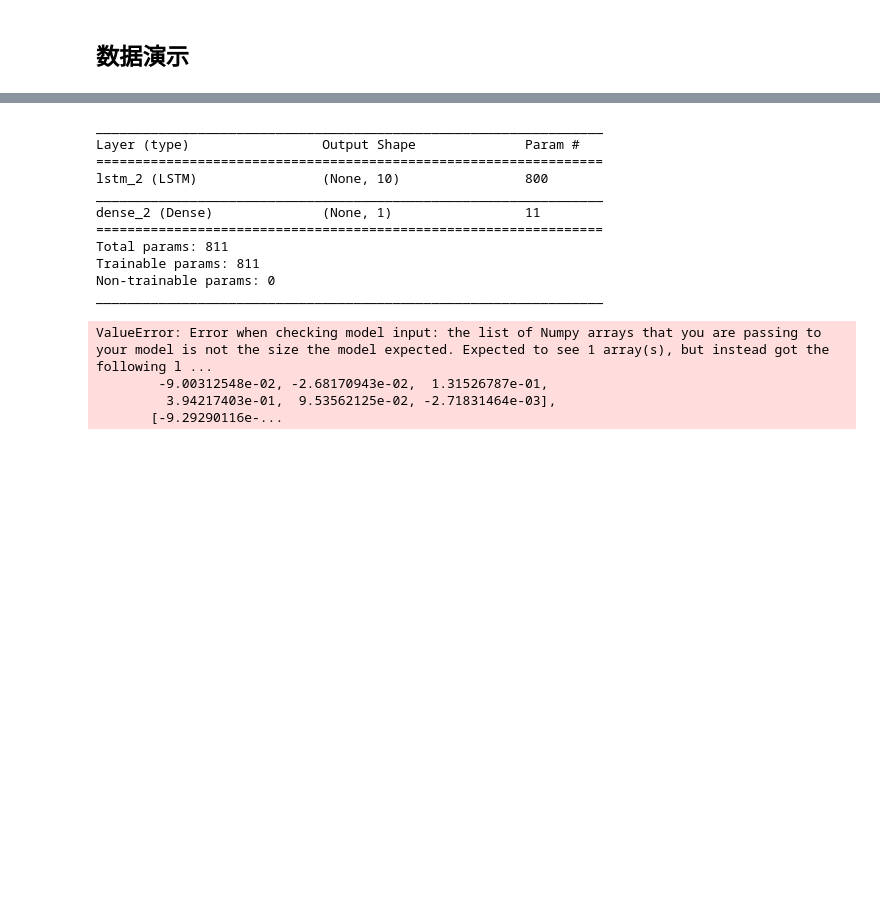
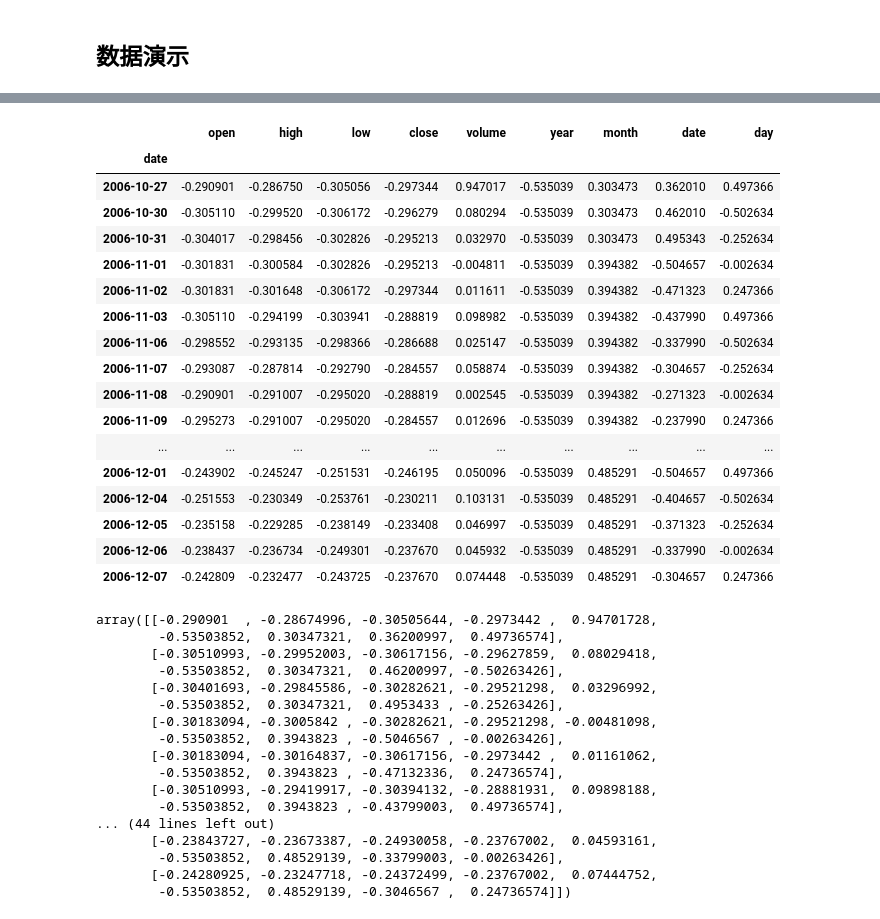
Before and after one commit to GuQiangJS/finance_ai_py, a Jupyter notebook: samples/keras/LSTM_NEW.ipynb, the cells around one changed output, grey strips where cells are left out. Cells and saved outputs as stored; diff of their text form; code cells hidden in the pictures; blank space fills up the shorter version.

```diff
--- a/samples/keras/LSTM_NEW.ipynb
+++ b/samples/keras/LSTM_NEW.ipynb
@@ -99,11 +96,11 @@ def toNpArray(d):
 ## 数据演示
 # %%
 data = data_raw.drop(columns=['code','amount','preclose','adj'])
-
+# 包装数据
 data_Aug = augFeatures(data)
-
+# 归一化数据
 data_norm = normalize(data_Aug)
-
+# 构建结果集
 X,Y=buildData(data_norm)
-
-X_train, X_test, y_train, y_test = splitBuildData(X, Y)
+# 按顺序拆分数据和结果
+X_train, X_test, y_train, y_test = splitBuildData(X, Y,shuffle=False)
@@ -143,26 +107,40 @@ def buildManyToOneModel(shape):
-# %%
-data = data_raw.drop(columns=['code','amount','preclose','adj'])
-data_Aug = augFeatures(data)
-data_norm = normalize(data_Aug)
-X,Y=buildData(data_norm)
-X_train, X_test, y_train, y_test = splitBuildData(X, Y)
-
-model = buildManyToOneModel(X_train[0].shape)
-callback = EarlyStopping(monitor="loss", patience=10, verbose=1, mode="auto")
-model.fit(X_train, y_train, epochs=1000, batch_size=128, validation_data=(X_test, y_test), callbacks=[callback])
-# %% [output]
-_________________________________________________________________
-Layer (type)                 Output Shape              Param #
-=================================================================
-lstm_2 (LSTM)                (None, 10)                800
-_________________________________________________________________
-dense_2 (Dense)              (None, 1)                 11
-=================================================================
-Total params: 811
-Trainable params: 811
-Non-trainable params: 0
-_________________________________________________________________
-ValueError: Error when checking model input: the list of Numpy arrays that you are passing to your model is not the size the model expected. Expected to see 1 array(s), but instead got the following l ...
-        -9.00312548e-02, -2.68170943e-02,  1.31526787e-01,
-         3.94217403e-01,  9.53562125e-02, -2.71831464e-03],
-       [-9.29290116e-...
+# %%
+#X_train集合中每一个元素（30天的数据）与X集合中每一个元素的对应关系（因为是按照顺序拆分的）
+X_train[0]
+np.array([np.array(x.values) for x in X])[0]
+# %% [output]
+|  | open | high | low | close | volume | year | month | date | day |
+| date |  |  |  |  |  |  |  |  |  |
+| 2006-10-27 | -0.290901 | -0.286750 | -0.305056 | -0.297344 | 0.947017 | -0.535039 | 0.303473 | 0.362010 | 0.497366 |
+| 2006-10-30 | -0.305110 | -0.299520 | -0.306172 | -0.296279 | 0.080294 | -0.535039 | 0.303473 | 0.462010 | -0.502634 |
+| 2006-10-31 | -0.304017 | -0.298456 | -0.302826 | -0.295213 | 0.032970 | -0.535039 | 0.303473 | 0.495343 | -0.252634 |
+| 2006-11-01 | -0.301831 | -0.300584 | -0.302826 | -0.295213 | -0.004811 | -0.535039 | 0.394382 | -0.504657 | -0.002634 |
+| 2006-11-02 | -0.301831 | -0.301648 | -0.306172 | -0.297344 | 0.011611 | -0.535039 | 0.394382 | -0.471323 | 0.247366 |
+| 2006-11-03 | -0.305110 | -0.294199 | -0.303941 | -0.288819 | 0.098982 | -0.535039 | 0.394382 | -0.437990 | 0.497366 |
+| 2006-11-06 | -0.298552 | -0.293135 | -0.298366 | -0.286688 | 0.025147 | -0.535039 | 0.394382 | -0.337990 | -0.502634 |
+| 2006-11-07 | -0.293087 | -0.287814 | -0.292790 | -0.284557 | 0.058874 | -0.535039 | 0.394382 | -0.304657 | -0.252634 |
+| 2006-11-08 | -0.290901 | -0.291007 | -0.295020 | -0.288819 | 0.002545 | -0.535039 | 0.394382 | -0.271323 | -0.002634 |
+| 2006-11-09 | -0.295273 | -0.291007 | -0.295020 | -0.284557 | 0.012696 | -0.535039 | 0.394382 | -0.237990 | 0.247366 |
+| ... | ... | ... | ... | ... | ... | ... | ... | ... | ... |
+| 2006-12-01 | -0.243902 | -0.245247 | -0.251531 | -0.246195 | 0.050096 | -0.535039 | 0.485291 | -0.504657 | 0.497366 |
+| 2006-12-04 | -0.251553 | -0.230349 | -0.253761 | -0.230211 | 0.103131 | -0.535039 | 0.485291 | -0.404657 | -0.502634 |
+| 2006-12-05 | -0.235158 | -0.229285 | -0.238149 | -0.233408 | 0.046997 | -0.535039 | 0.485291 | -0.371323 | -0.252634 |
+| 2006-12-06 | -0.238437 | -0.236734 | -0.249301 | -0.237670 | 0.045932 | -0.535039 | 0.485291 | -0.337990 | -0.002634 |
+| 2006-12-07 | -0.242809 | -0.232477 | -0.243725 | -0.237670 | 0.074448 | -0.535039 | 0.485291 | -0.304657 | 0.247366 |
+array([[-0.290901  , -0.28674996, -0.30505644, -0.2973442 ,  0.94701728,
+        -0.53503852,  0.30347321,  0.36200997,  0.49736574],
+       [-0.30510993, -0.29952003, -0.30617156, -0.29627859,  0.08029418,
+        -0.53503852,  0.30347321,  0.46200997, -0.50263426],
+       [-0.30401693, -0.29845586, -0.30282621, -0.29521298,  0.03296992,
+        -0.53503852,  0.30347321,  0.4953433 , -0.25263426],
+       [-0.30183094, -0.3005842 , -0.30282621, -0.29521298, -0.00481098,
+        -0.53503852,  0.3943823 , -0.5046567 , -0.00263426],
+       [-0.30183094, -0.30164837, -0.30617156, -0.2973442 ,  0.01161062,
+        -0.53503852,  0.3943823 , -0.47132336,  0.24736574],
+       [-0.30510993, -0.29419917, -0.30394132, -0.28881931,  0.09898188,
+        -0.53503852,  0.3943823 , -0.43799003,  0.49736574],
+... (44 lines left out)
+       [-0.23843727, -0.23673387, -0.24930058, -0.23767002,  0.04593161,
+        -0.53503852,  0.48529139, -0.33799003, -0.00263426],
+       [-0.24280925, -0.23247718, -0.24372499, -0.23767002,  0.07444752,
+        -0.53503852,  0.48529139, -0.3046567 ,  0.24736574]])
```
Also changed, not shown: parts of 12 cells of this notebook.
